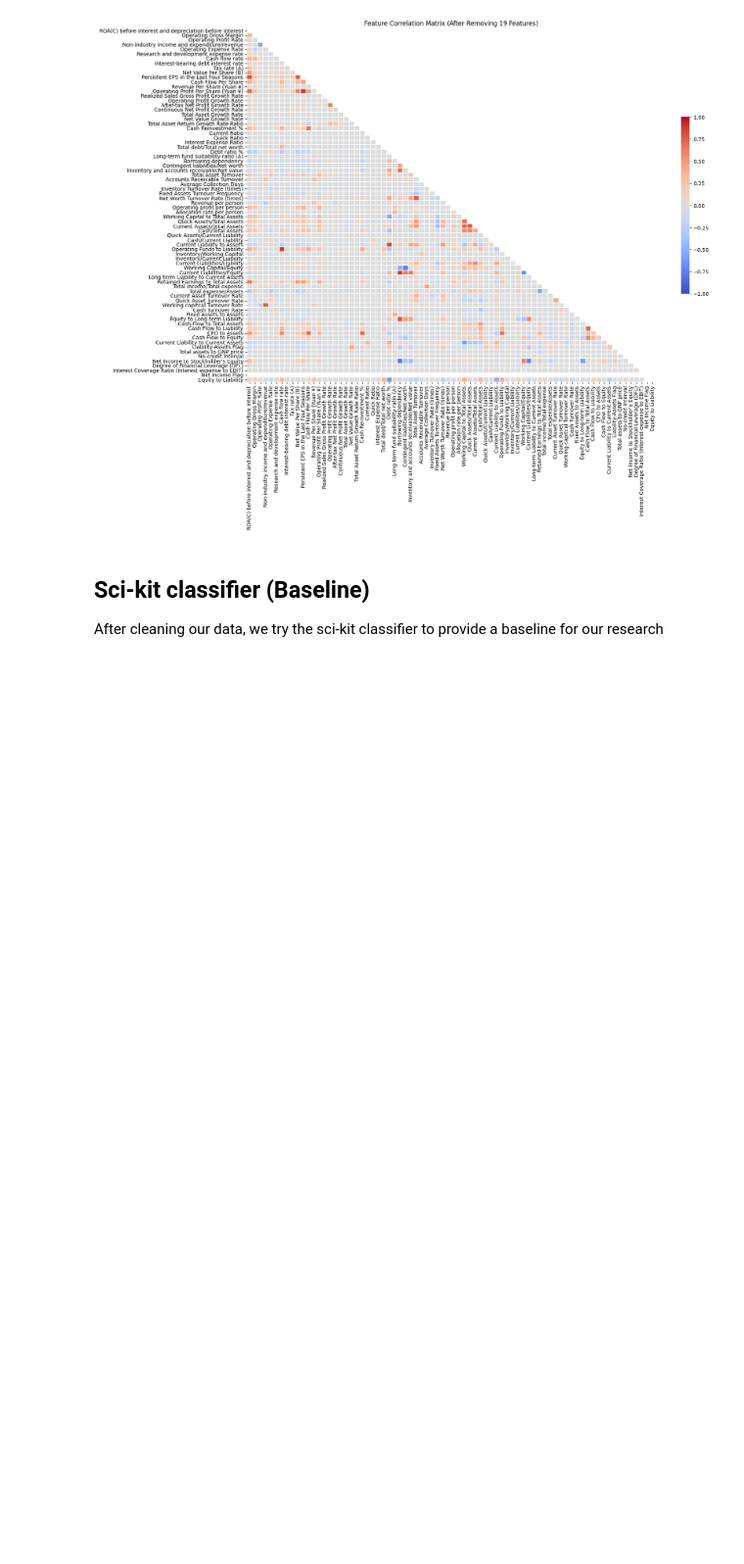
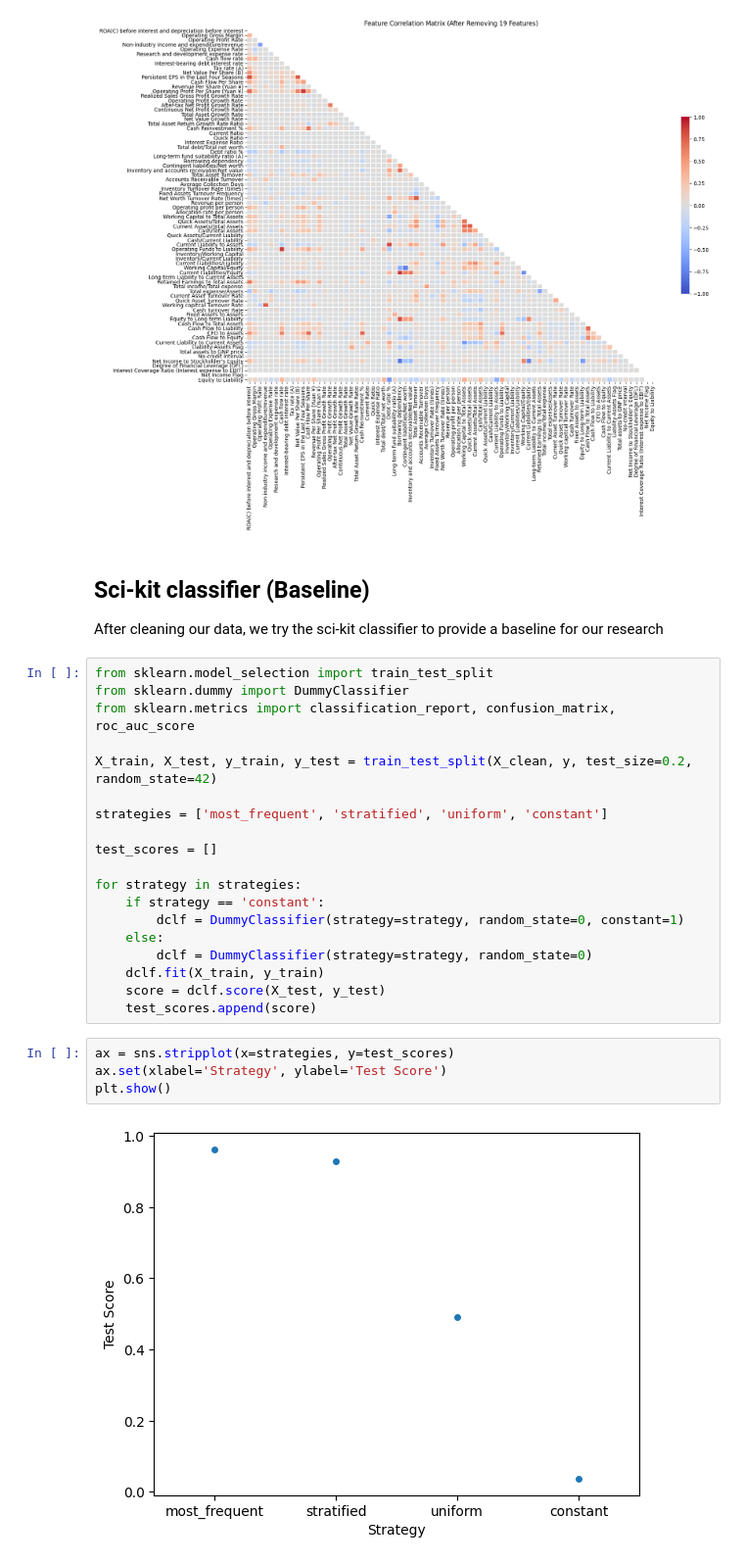
Before and after one commit to vect000r/datascience, a Jupyter notebook: taiwanese_bankruptcy_prediction/TBP.ipynb, the cells around one changed output. Shown at 98% size. Cells and saved outputs as stored; diff of their text form; blank space fills up the shorter version.

Commit message:
feat: added dummy classifier for baseline

```diff
--- a/taiwanese_bankruptcy_prediction/TBP.ipynb
+++ b/taiwanese_bankruptcy_prediction/TBP.ipynb
@@ -130,3 +130,28 @@ Pairs with |corr| > 0.7: 19
 # %% [markdown]
 ## Sci-kit classifier (Baseline)
 After cleaning our data, we try the sci-kit classifier to provide a baseline for our research
+# %%
+from sklearn.model_selection import train_test_split
+from sklearn.dummy import DummyClassifier
+from sklearn.metrics import classification_report, confusion_matrix, roc_auc_score
+
+X_train, X_test, y_train, y_test = train_test_split(X_clean, y, test_size=0.2, random_state=42)
+
+strategies = ['most_frequent', 'stratified', 'uniform', 'constant']
+
+test_scores = []
+
+for strategy in strategies:
+    if strategy == 'constant':
+        dclf = DummyClassifier(strategy=strategy, random_state=0, constant=1)
+    else:
+        dclf = DummyClassifier(strategy=strategy, random_state=0)
+    dclf.fit(X_train, y_train)
+    score = dclf.score(X_test, y_test)
+    test_scores.append(score)
+# %%
+ax = sns.stripplot(x=strategies, y=test_scores)
+ax.set(xlabel='Strategy', ylabel='Test Score')
+plt.show()
+# %% [output]
+[figure, added]
```
